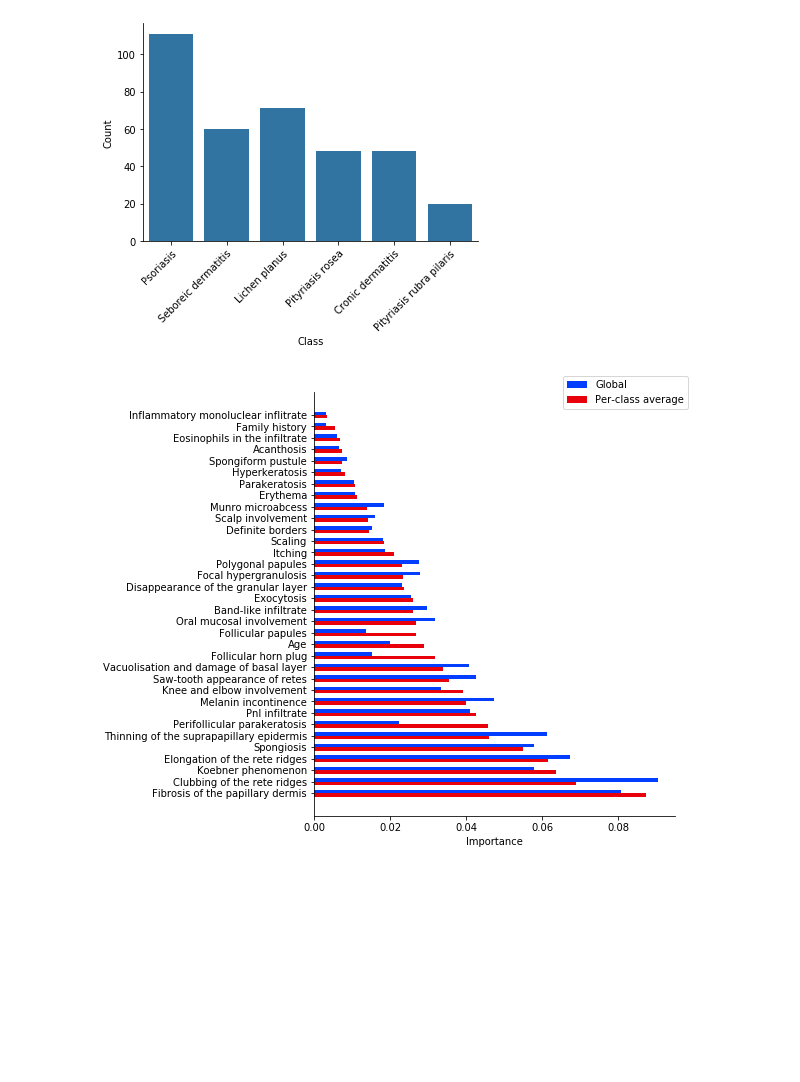
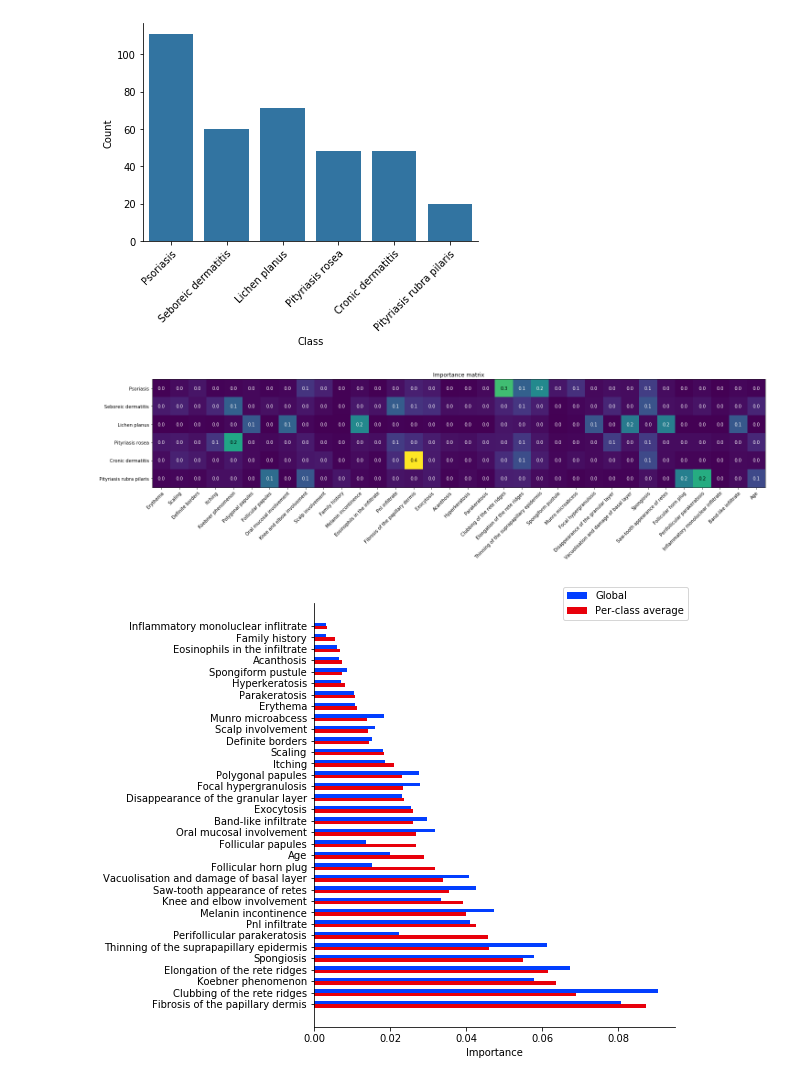
Before and after one commit to GiulioPr/Pcfi, a Jupyter notebook: 1_code/Dermatology_dataset.ipynb, the cells around one changed output. Saved outputs shown, nothing was run; the diff lists cells and outputs as text; code cells hidden in the pictures; blank space fills up the shorter version.

```diff
--- a/1_code/Dermatology_dataset.ipynb
+++ b/1_code/Dermatology_dataset.ipynb
@@ -140,6 +111,37 @@ ax.set_xticklabels(class_names, rotation=45, ha='right', rotation_mode='anchor')
 sns.despine(fig=fig)
 # %% [output]
 [figure]
+# %%
+###IMPORTANCE MATRIX
+
+# calculate the importance matrix
+imp_mat = importanceMatrix.calcImportanceMatrix(rf_clf)
+
+# plot the result
+fig, ax = plt.subplots(figsize=(len(feature_names), len(class_names)))
+im = ax.imshow(imp_mat)
+
+# adding figure annotations
+ax.set_xticks(np.arange(imp_mat.shape[1]))
+ax.set_yticks(np.arange(imp_mat.shape[0]))
+ax.set_xticklabels(feature_names)
+ax.set_yticklabels(class_names)
+
+# rotate the tick labels and set alignment
+plt.setp(ax.get_xticklabels(), rotation=45, ha="right", rotation_mode="anchor")
+
+# create text annotations over the heatmap
+thresh = imp_mat.max() / 2.
+for i in range(len(class_names)):
+    for j in range(len(feature_names)):
+        text = ax.text(j, i, round(imp_mat[i, j], 1), ha="center", va="center",
+                       color="black" if imp_mat[i, j] > thresh else "white")
+
+ax.set_title("Importance matrix")
+fig.tight_layout()
+plt.show()
+# %% [output]
+[figure, added]
 # %%
 ###GLOBAL VS PER-CLASS AVERAGE IMPORTANCE
 fig, ax = plt.subplots(figsize=(len(feature_names)/4, len(feature_names)/5))
```
Also changed, not shown: parts of 8 cells of this notebook, 7 other files.
